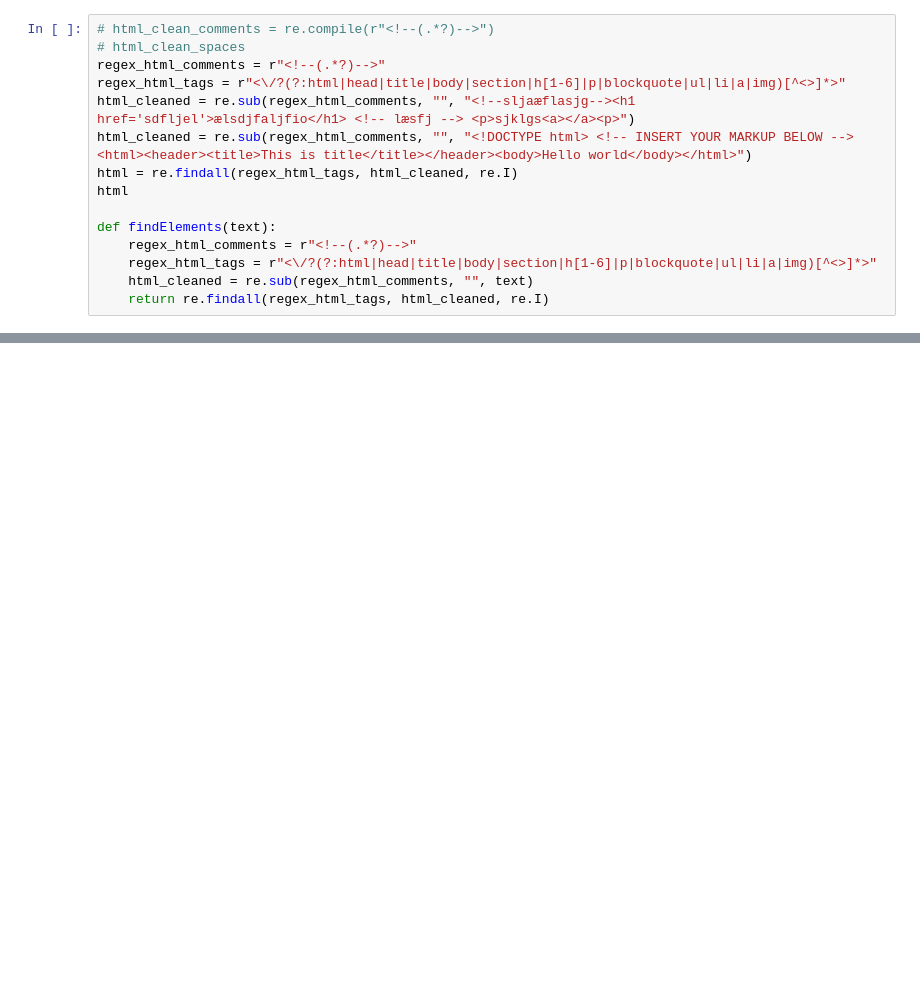
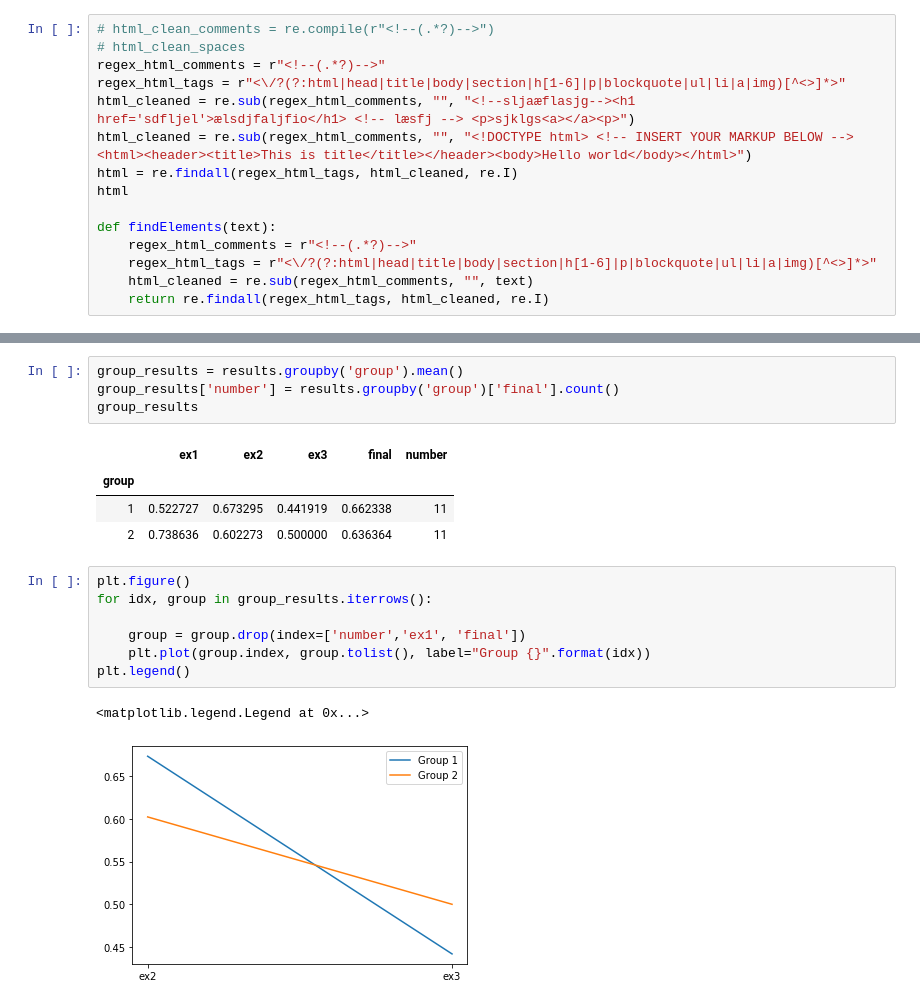
Before and after one commit to valentinoli/dela-html-lesson, a Jupyter notebook: frog-analysis.ipynb, the cells around one changed output, grey strips where cells are left out. Drawn from its saved outputs; the diff is of its cells as text; blank space fills up the shorter version.

```diff
--- a/frog-analysis.ipynb
+++ b/frog-analysis.ipynb
@@ -326,0 +483,19 @@ testFinal(2)
+# %%
+group_results = results.groupby('group').mean()
+group_results['number'] = results.groupby('group')['final'].count()
+group_results
+# %% [output]
+|  | ex1 | ex2 | ex3 | final | number |
+| group |  |  |  |  |  |
+| 1 | 0.522727 | 0.673295 | 0.441919 | 0.662338 | 11 |
+| 2 | 0.738636 | 0.602273 | 0.500000 | 0.636364 | 11 |
+# %%
+plt.figure()
+for idx, group in group_results.iterrows():
+
+    group = group.drop(index=['number','ex1', 'final'])
+    plt.plot(group.index, group.tolist(), label="Group {}".format(idx))
+plt.legend()
+# %% [output]
+<matplotlib.legend.Legend at 0x...>
+[figure, added]
```
Also changed, not shown: parts of 49 cells of this notebook, 3 other files.
